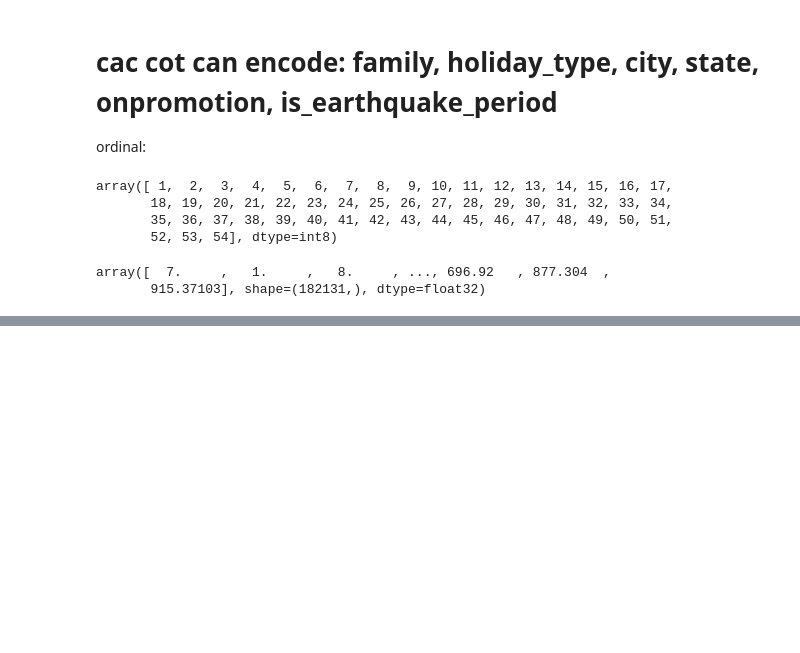
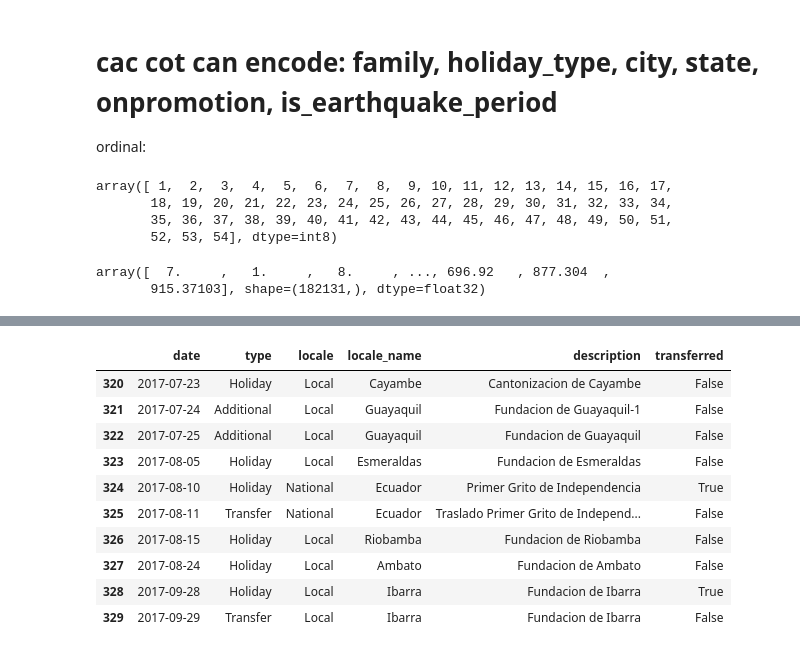
Before and after one commit to RikkaNg/SIC-AI-PROJECT-, a Jupyter notebook: notebook/01_EDA.ipynb, the cells around one changed output, grey strips where cells are left out. Saved outputs shown, nothing was run; the diff lists cells and outputs as text; code cells hidden in the pictures; blank space fills up the shorter version.

```diff
--- a/notebook/01_EDA.ipynb
+++ b/notebook/01_EDA.ipynb
@@ -352,0 +375,14 @@ array([  7.     ,   1.     ,   8.     , ..., 696.92   , 877.304  ,
+# %%
+event.head(10)
+# %% [output]
+|  | date | type | locale | locale_name | description | transferred |
+| 320 | 2017-07-23 | Holiday | Local | Cayambe | Cantonizacion de Cayambe | False |
+| 321 | 2017-07-24 | Additional | Local | Guayaquil | Fundacion de Guayaquil-1 | False |
+| 322 | 2017-07-25 | Additional | Local | Guayaquil | Fundacion de Guayaquil | False |
+| 323 | 2017-08-05 | Holiday | Local | Esmeraldas | Fundacion de Esmeraldas | False |
+| 324 | 2017-08-10 | Holiday | National | Ecuador | Primer Grito de Independencia | True |
+| 325 | 2017-08-11 | Transfer | National | Ecuador | Traslado Primer Grito de Independ... | False |
+| 326 | 2017-08-15 | Holiday | Local | Riobamba | Fundacion de Riobamba | False |
+| 327 | 2017-08-24 | Holiday | Local | Ambato | Fundacion de Ambato | False |
+| 328 | 2017-09-28 | Holiday | Local | Ibarra | Fundacion de Ibarra | True |
+| 329 | 2017-09-29 | Transfer | Local | Ibarra | Fundacion de Ibarra | False |
```
Also changed, not shown: parts of 5 cells of this notebook, 2 other files.
